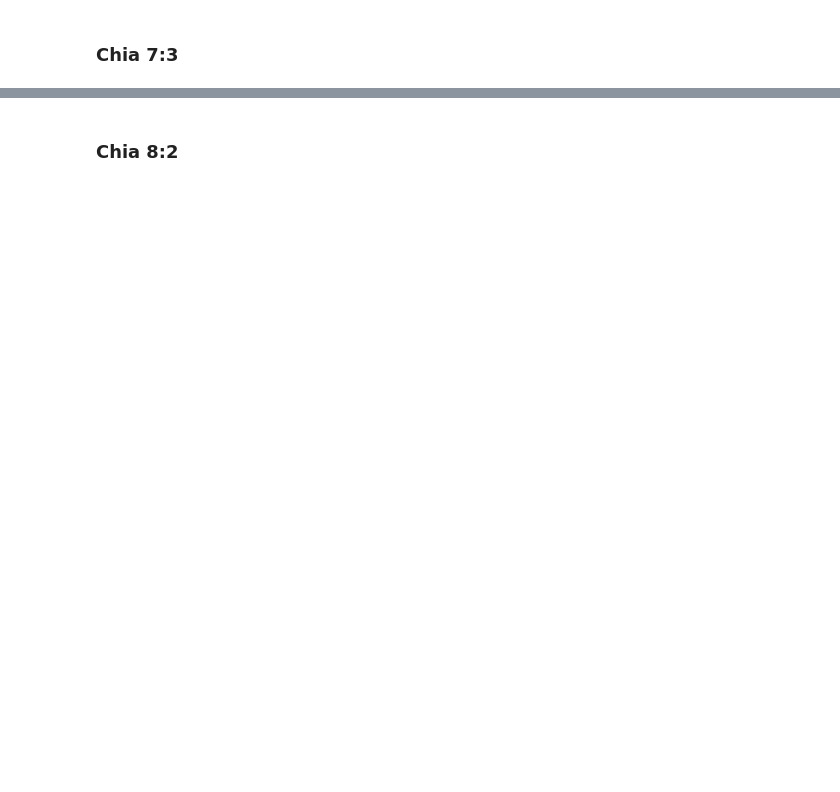
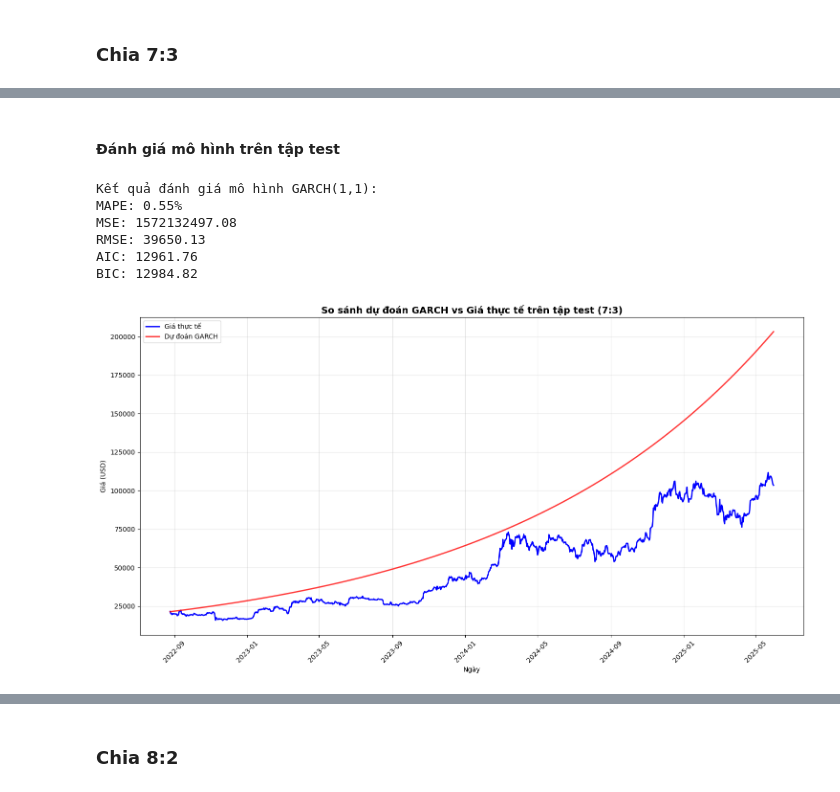
Before and after one commit to trinhtrinh342004/Cryptocurrency-Price-Prediction, a Jupyter notebook: Cryptocurrency/Model/GARCH.ipynb, the cells around one changed output, grey strips where cells are left out. Saved outputs shown, nothing was run; the diff lists cells and outputs as text; code cells hidden in the pictures; blank space fills up the shorter version.

```diff
--- a/Cryptocurrency/Model/GARCH.ipynb
+++ b/Cryptocurrency/Model/GARCH.ipynb
@@ -132,0 +330,57 @@ MSE: 3527540.057500651
+# %% [markdown]
+#### Đánh giá mô hình trên tập test
+# %%
+# Dự đoán trên tập test
+test_size_days = len(test_data)
+last_train_price = train_data['Price'].iloc[-1]
+
+# Forecast cho test period
+test_forecast = fitted_garch.forecast(horizon=test_size_days)
+forecast_returns = test_forecast.mean.iloc[-1].values / 100
+forecast_volatility = np.sqrt(test_forecast.variance.iloc[-1].values) / 100
+
+# Tính predicted prices cho test set
+predicted_prices_test = []
+current_price = last_train_price
+
+for i in range(test_size_days):
+    # Sử dụng predicted return
+    predicted_return = forecast_returns[i]
+    current_price = current_price * np.exp(predicted_return)
+    predicted_prices_test.append(current_price)
+
+predicted_prices_test = np.array(predicted_prices_test)
+
+# Tính metrics
+actual_test_prices = test_data['Price'].values
+mape = mean_absolute_percentage_error(actual_test_prices, predicted_prices_test)
+mse = mean_squared_error(actual_test_prices, predicted_prices_test)
+rmse = np.sqrt(mse)
+
+print(f'Kết quả đánh giá mô hình GARCH(1,1):')
+print(f'MAPE: {mape:.2f}%')
+print(f'MSE: {mse:.2f}')
+print(f'RMSE: {rmse:.2f}')
+print(f'AIC: {aic:.2f}')
+print(f'BIC: {bic:.2f}')
+
+# Vẽ so sánh dự đoán vs thực tế trên test set
+plt.figure(figsize=(15, 8))
+plt.plot(test_data.index, actual_test_prices, label='Giá thực tế', linewidth=2, color='blue')
+plt.plot(test_data.index, predicted_prices_test, label='Dự đoán GARCH', linewidth=2, color='red', alpha=0.8)
+plt.title('So sánh dự đoán GARCH vs Giá thực tế trên tập test (7:3)', fontsize=14, fontweight='bold')
+plt.xlabel('Ngày')
+plt.ylabel('Giá (USD)')
+plt.legend()
+plt.grid(True, alpha=0.3)
+plt.xticks(rotation=45)
+plt.tight_layout()
+plt.show()
+# %% [output]
+Kết quả đánh giá mô hình GARCH(1,1):
+MAPE: 0.55%
+MSE: 1572132497.08
+RMSE: 39650.13
+AIC: 12961.76
+BIC: 12984.82
+[figure, added]
```
Also changed, not shown: parts of 177 cells of this notebook, 14 other files.
